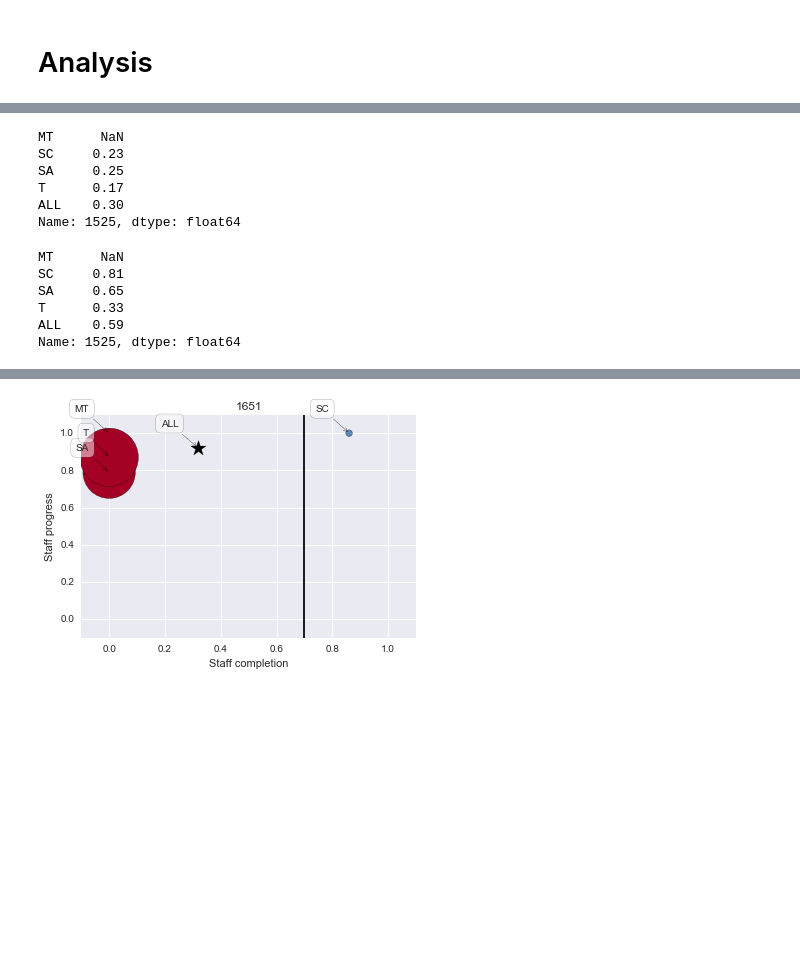
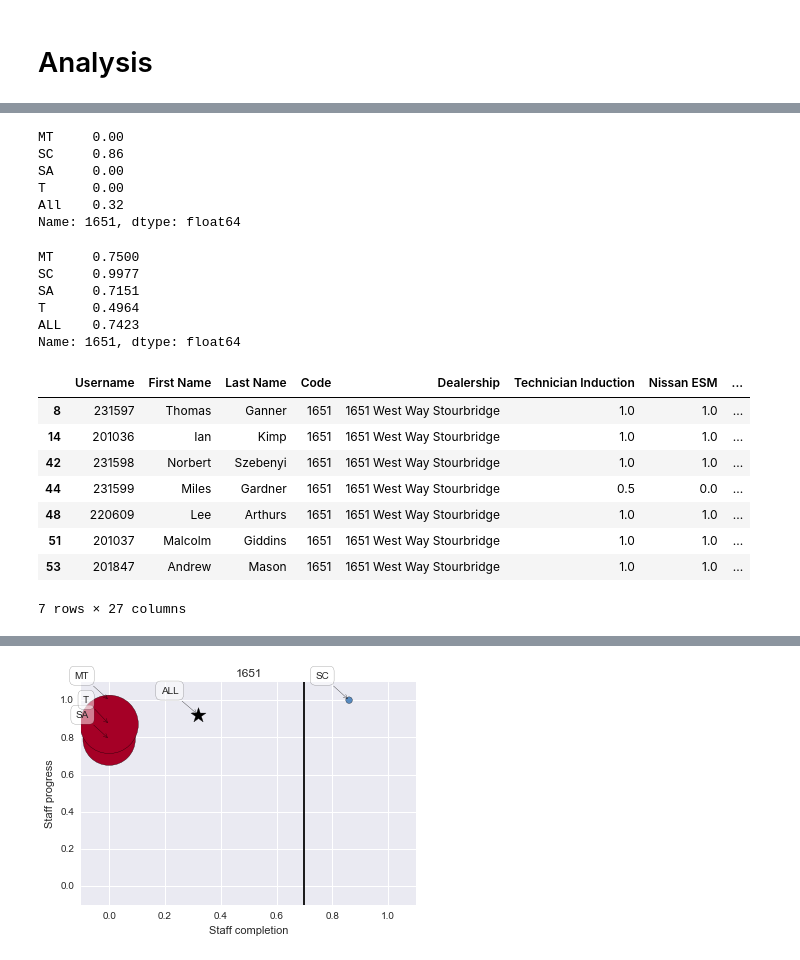
Before and after one commit to DJRumble/WestWay, a Jupyter notebook: Exploration.ipynb, the cells around one changed output, grey strips where cells are left out. Drawn from its saved outputs; the diff is of its cells as text; code cells hidden in the pictures; blank space fills up the shorter version.

```diff
--- a/Exploration.ipynb
+++ b/Exploration.ipynb
@@ -284,19 +292,31 @@ df_progress_init, df_progress_init_std = course_progress(dealers,criteria_init)
-# %%
-df_progress_init_std.iloc[0]
-# %% [output]
-MT      NaN
-SC     0.23
-SA     0.25
-T      0.17
-ALL    0.30
-Name: 1525, dtype: float64
-# %%
-df_progress_init.iloc[0]
-# %% [output]
-MT      NaN
-SC     0.81
-SA     0.65
-T      0.33
-ALL    0.59
-Name: 1525, dtype: float64
+# %%
+df_completion.ix[1651]
+# %% [output]
+MT     0.00
+SC     0.86
+SA     0.00
+T      0.00
+All    0.32
+Name: 1651, dtype: float64
+# %%
+df_progress.ix[1651]
+# %% [output]
+MT     0.7500
+SC     0.9977
+SA     0.7151
+T      0.4964
+ALL    0.7423
+Name: 1651, dtype: float64
+# %%
+df_T.groupby('Code').get_group(1651)
+# %% [output]
+|  | Username | First Name | Last Name | Code | Dealership | Technician Induction | Nissan ESM | ... |
+| 8 | 231597 | Thomas | Ganner | 1651 | 1651 West Way Stourbridge | 1.0 | 1.0 | ... |
+| 14 | 201036 | Ian | Kimp | 1651 | 1651 West Way Stourbridge | 1.0 | 1.0 | ... |
+| 42 | 231598 | Norbert | Szebenyi | 1651 | 1651 West Way Stourbridge | 1.0 | 1.0 | ... |
+| 44 | 231599 | Miles | Gardner | 1651 | 1651 West Way Stourbridge | 0.5 | 0.0 | ... |
+| 48 | 220609 | Lee | Arthurs | 1651 | 1651 West Way Stourbridge | 1.0 | 1.0 | ... |
+| 51 | 201037 | Malcolm | Giddins | 1651 | 1651 West Way Stourbridge | 1.0 | 1.0 | ... |
+| 53 | 201847 | Andrew | Mason | 1651 | 1651 West Way Stourbridge | 1.0 | 1.0 | ... |
+7 rows × 27 columns
 # %%
```
Also changed, not shown: parts of 15 cells of this notebook.
